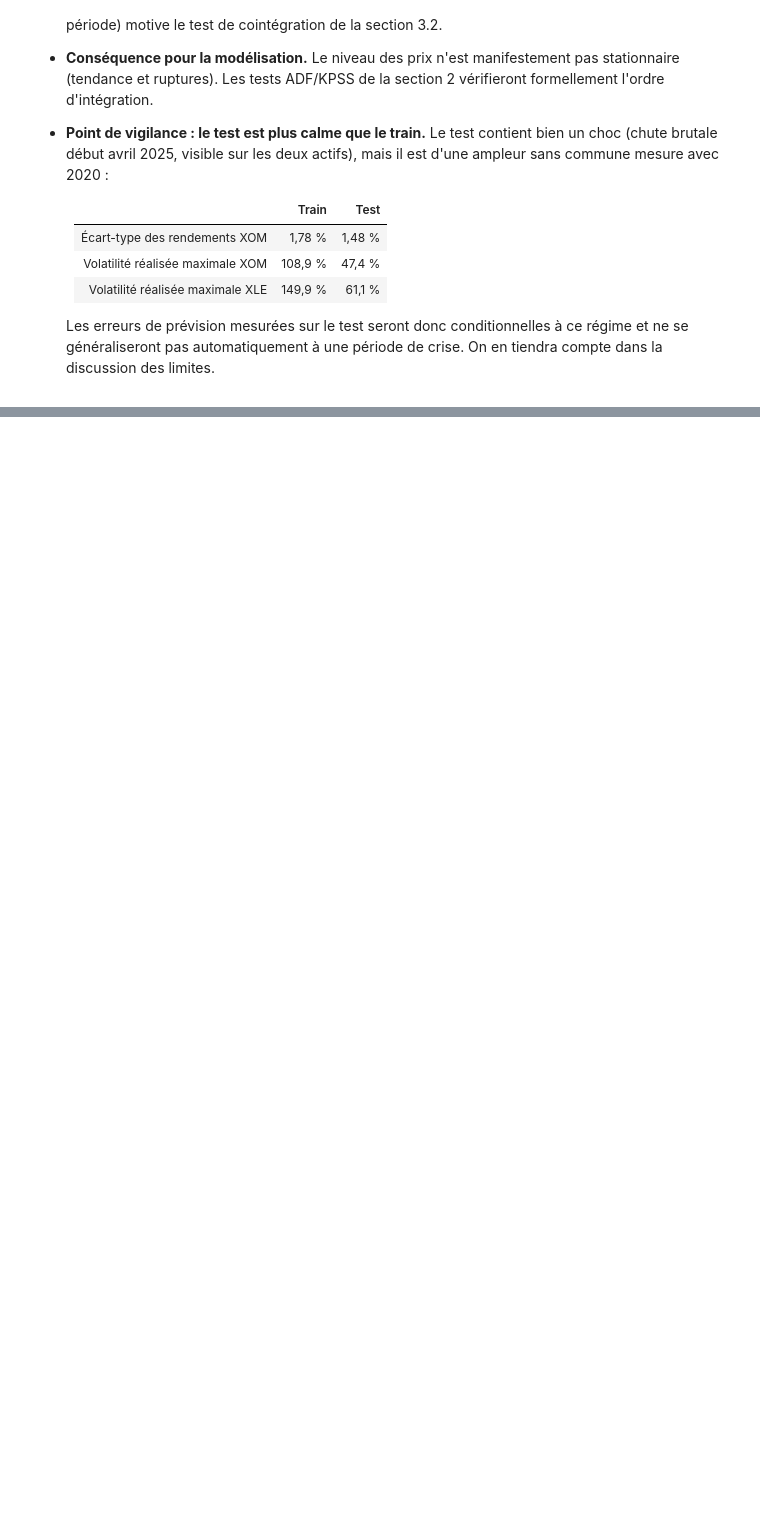
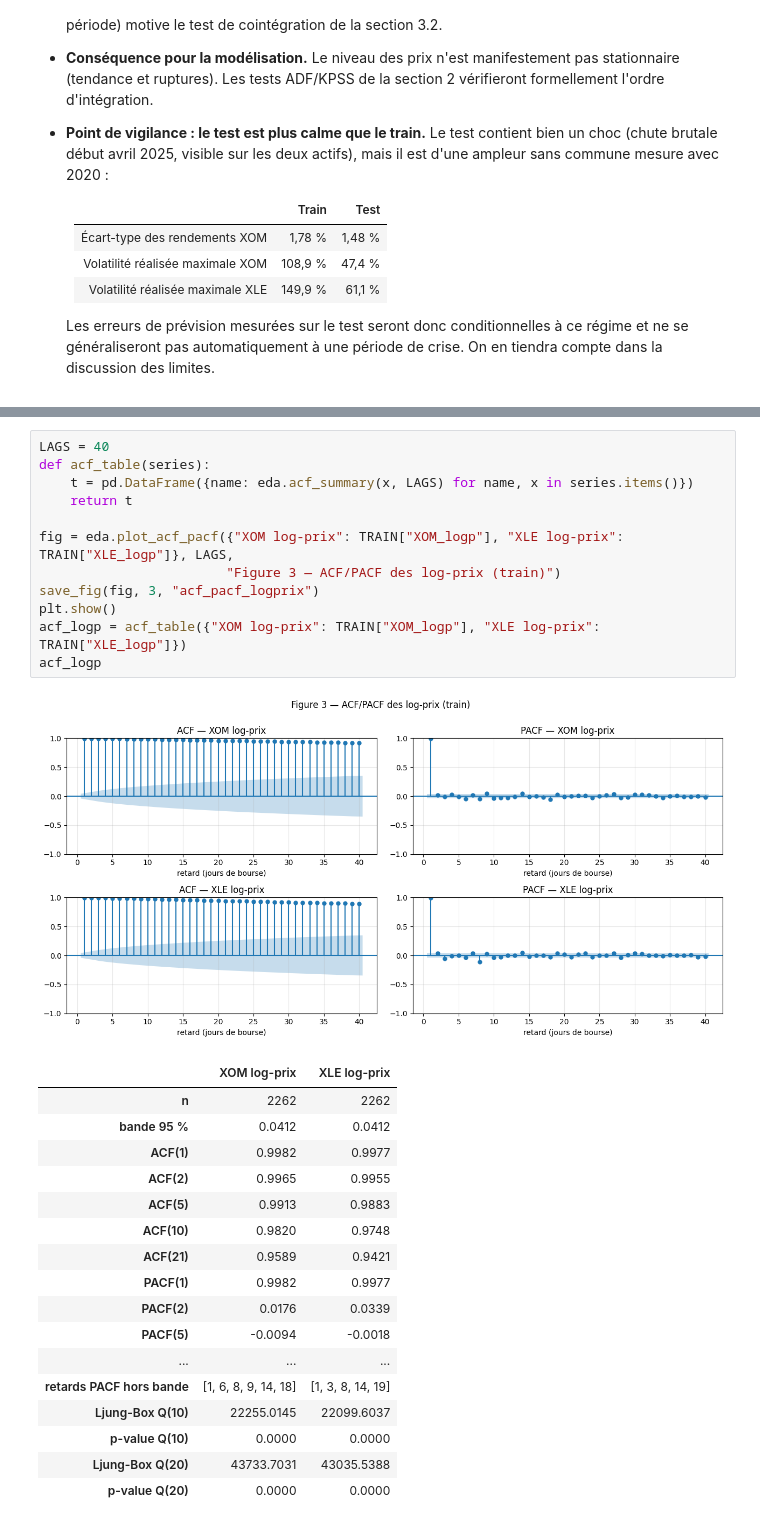
Before and after one commit to aziz28-dev/ts-project, a Jupyter notebook: notebooks/main_python.ipynb, the cells around one changed output, grey strips where cells are left out. Cells and saved outputs as stored; diff of their text form; blank space fills up the shorter version.

```diff
--- a/notebooks/main_python.ipynb
+++ b/notebooks/main_python.ipynb
@@ -330,0 +449,31 @@ plt.show()
+# %%
+LAGS = 40
+def acf_table(series):
+    t = pd.DataFrame({name: eda.acf_summary(x, LAGS) for name, x in series.items()})
+    return t
+
+fig = eda.plot_acf_pacf({"XOM log-prix": TRAIN["XOM_logp"], "XLE log-prix": TRAIN["XLE_logp"]}, LAGS,
+                        "Figure 3 — ACF/PACF des log-prix (train)")
+save_fig(fig, 3, "acf_pacf_logprix")
+plt.show()
+acf_logp = acf_table({"XOM log-prix": TRAIN["XOM_logp"], "XLE log-prix": TRAIN["XLE_logp"]})
+acf_logp
+# %% [output]
+[figure, added]
+|  | XOM log-prix | XLE log-prix |
+| n | 2262 | 2262 |
+| bande 95 % | 0.0412 | 0.0412 |
+| ACF(1) | 0.9982 | 0.9977 |
+| ACF(2) | 0.9965 | 0.9955 |
+| ACF(5) | 0.9913 | 0.9883 |
+| ACF(10) | 0.9820 | 0.9748 |
+| ACF(21) | 0.9589 | 0.9421 |
+| PACF(1) | 0.9982 | 0.9977 |
+| PACF(2) | 0.0176 | 0.0339 |
+| PACF(5) | -0.0094 | -0.0018 |
+| ... | ... | ... |
+| retards PACF hors bande | [1, 6, 8, 9, 14, 18] | [1, 3, 8, 14, 19] |
+| Ljung-Box Q(10) | 22255.0145 | 22099.6037 |
+| p-value Q(10) | 0.0000 | 0.0000 |
+| Ljung-Box Q(20) | 43733.7031 | 43035.5388 |
+| p-value Q(20) | 0.0000 | 0.0000 |
```
Also changed, not shown: parts of 33 cells of this notebook, 17 other files.
